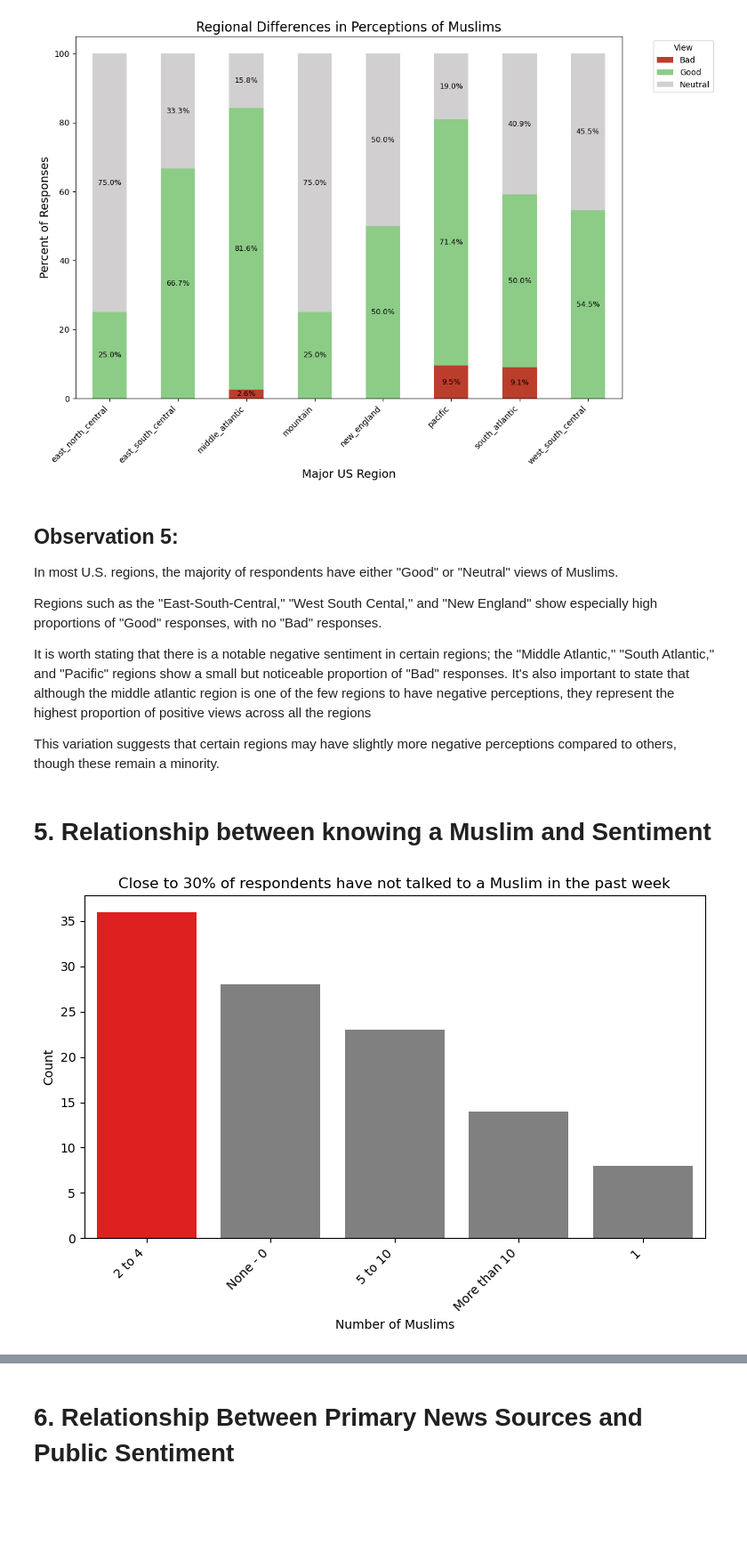
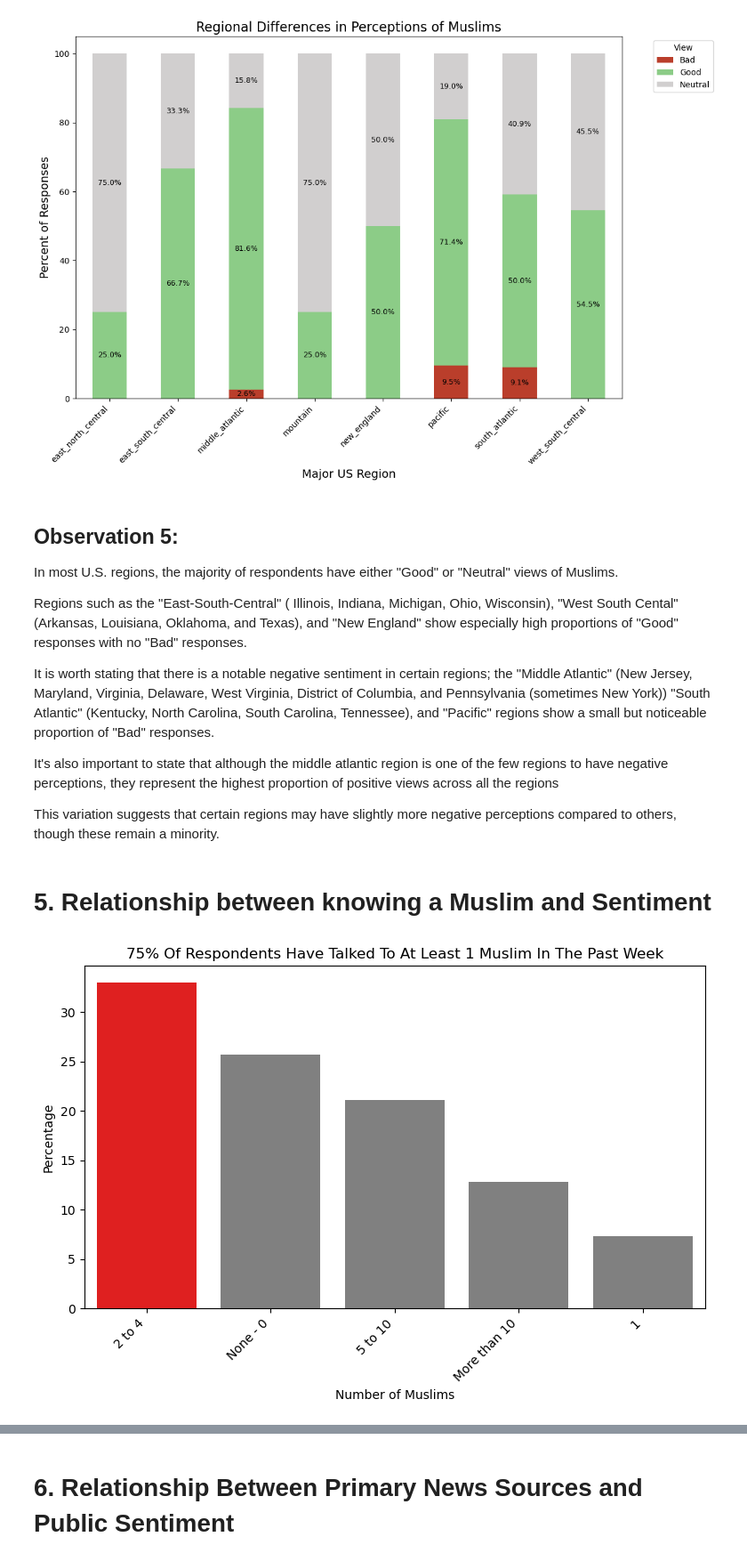
Before and after one commit to manelmahroug/Muslim-Brand-Sentiment, a Jupyter notebook: Brand_sentiment_001_June2024.ipynb, the cells around one changed output, grey strips where cells are left out. Shown: that part at 89% size. Cells and saved outputs as stored; diff of their text form; code cells hidden in the pictures; blank space fills up the shorter version.

```diff
--- a/Brand_sentiment_001_June2024.ipynb
+++ b/Brand_sentiment_001_June2024.ipynb
@@ -334,18 +334,20 @@ plot_stacked_bar_chart(
 
 In most U.S. regions, the majority of respondents have either "Good" or "Neutral" views of Muslims.
 
-Regions such as the "East-South-Central," "West South Cental," and "New England" show especially high proportions of "Good" responses, with no "Bad" responses.
+Regions such as the "East-South-Central" ( Illinois, Indiana, Michigan, Ohio, Wisconsin), "West South Cental"(Arkansas, Louisiana, Oklahoma, and Texas), and "New England" show especially high proportions of "Good" responses with no "Bad" responses.
 
-It is worth stating that there is a notable negative sentiment in certain regions; the "Middle Atlantic," "South Atlantic," and "Pacific" regions show a small but noticeable proportion of "Bad" responses. It's also important to state that although the middle atlantic region is one of the few regions to have negative perceptions, they represent the highest proportion of positive views across all the regions
+It is worth stating that there is a notable negative sentiment in certain regions; the "Middle Atlantic" (New Jersey, Maryland, Virginia, Delaware, West Virginia, District of Columbia, and Pennsylvania (sometimes New York)) "South Atlantic" (Kentucky, North Carolina, South Carolina, Tennessee), and "Pacific" regions show a small but noticeable proportion of "Bad" responses.
+
+It's also important to state that although the middle atlantic region is one of the few regions to have negative perceptions, they represent the highest proportion of positive views across all the regions
 
 This variation suggests that certain regions may have slightly more negative perceptions compared to others, though these remain a minority.
 # %% [markdown]
 # 5. Relationship between knowing a Muslim and Sentiment
 # %%
-plot_counts(survey,'How many muslim people have you talked to / with in the last 7 days ?', 'Number of Muslims',\
-           'Close to 30% of respondents have not talked to a Muslim in the past week')
+plot_percentages(survey,'How many muslim people have you talked to / with in the last 7 days ?', 'Number of Muslims',\
+           '75% Of Respondents Have Talked To At Least 1 Muslim In The Past Week')
 # %% [output]
-[figure, old version]
+[figure, new version]
 # %%
 plot_stacked_bar_chart(
     df=survey,
```
Also changed, not shown: parts of 8 cells of this notebook.
